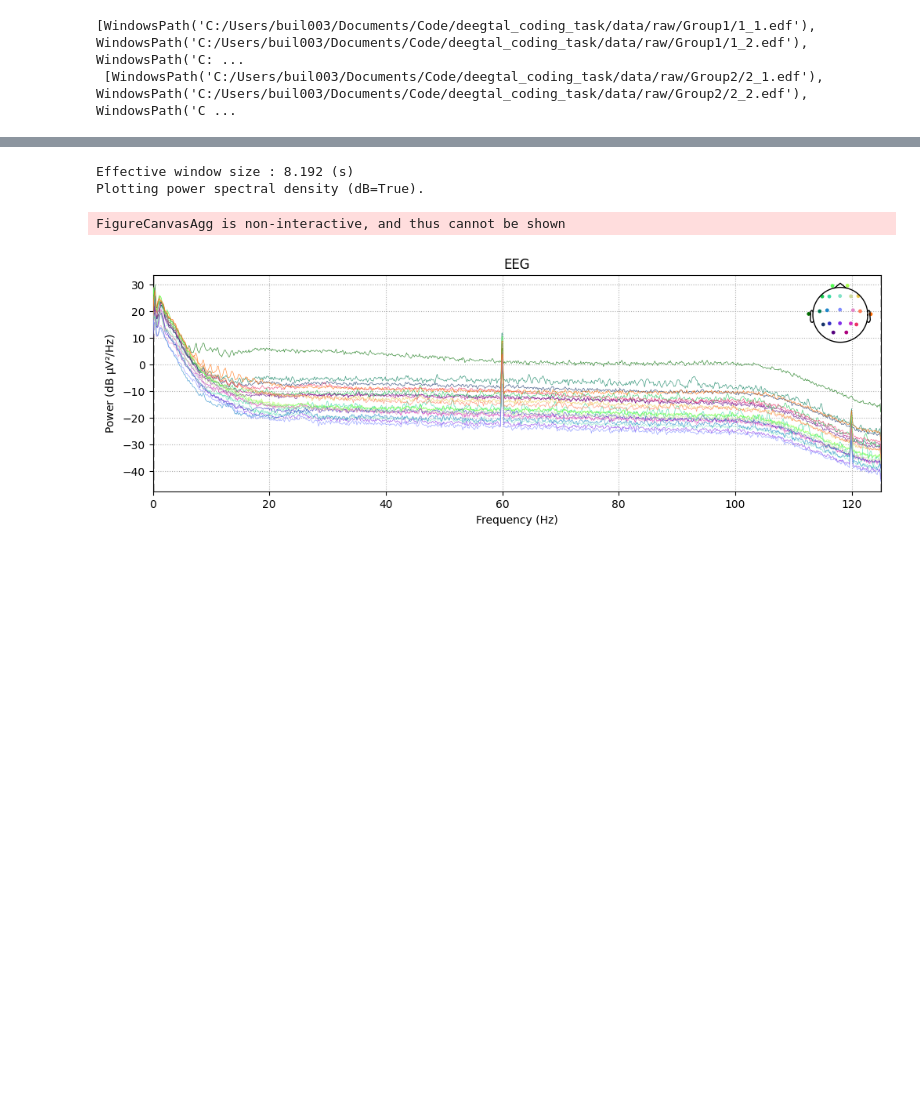
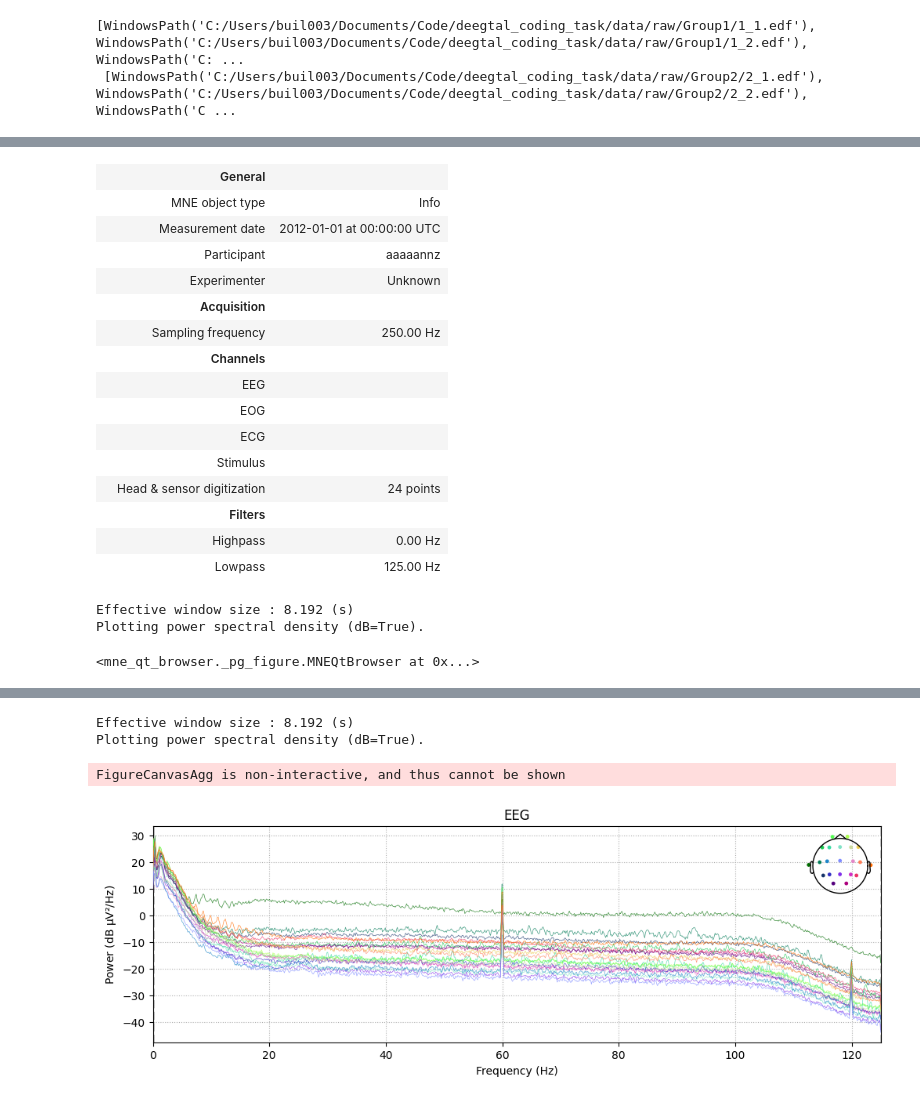
Before and after one commit to JeroenBuil/deegtal_coding_task, a Jupyter notebook: notebooks/Exploratory_Data_Analysis.ipynb, the cells around one changed output, grey strips where cells are left out. Drawn from its saved outputs; the diff is of its cells as text; code cells hidden in the pictures; blank space fills up the shorter version.

```diff
--- a/notebooks/Exploratory_Data_Analysis.ipynb
+++ b/notebooks/Exploratory_Data_Analysis.ipynb
@@ -32,7 +35,7 @@ print(files_raw[0], '\n', files_raw[1])
 [WindowsPath('C:/Users/buil003/Documents/Code/deegtal_coding_task/data/raw/Group1/1_1.edf'), WindowsPath('C:/Users/buil003/Documents/Code/deegtal_coding_task/data/raw/Group1/1_2.edf'), WindowsPath('C: ...
  [WindowsPath('C:/Users/buil003/Documents/Code/deegtal_coding_task/data/raw/Group2/2_1.edf'), WindowsPath('C:/Users/buil003/Documents/Code/deegtal_coding_task/data/raw/Group2/2_2.edf'), WindowsPath('C ...
 # %%
-raw = mne.io.read_raw_edf(files_raw[1][1])
+raw = mne.io.read_raw_edf(files_raw[0][1])
 print(raw)
 print(raw.info)
 # %% [output]
@@ -74,20 +77,3 @@ raw.info.ch_names
  'IBI',
  'BURSTS',
  'SUPPR']
-# %%
-raw.info['bads'] = ['EEG EKG1-REF',
- 'EMG-REF',
- 'EEG 26-REF',
- 'EEG 27-REF',
- 'EEG 28-REF',
- 'EEG 29-REF',
- 'EEG 30-REF',
- 'EEG T1-REF',
- 'EEG T2-REF',
- 'PHOTIC-REF',
- 'IBI',
- 'BURSTS',
- 'SUPPR']
-
-raw.compute_psd(fmax=50).plot(picks="data", exclude="bads", amplitude=False)
-raw.plot(n_channels=36)
@@ -99,0 +268,28 @@ Plotting power spectral density (dB=True).
+# %%
+raw = fix_channel_names(raw=raw)
+
+raw.info
+# %% [output]
+|  | General |  |
+|  | MNE object type | Info |
+|  | Measurement date | 2012-01-01 at 00:00:00 UTC |
+|  | Participant | aaaaannz |
+|  | Experimenter | Unknown |
+|  | Acquisition |  |
+|  | Sampling frequency | 250.00 Hz |
+|  | Channels |  |
+|  | EEG |  |
+|  | EOG |  |
+|  | ECG |  |
+|  | Stimulus |  |
+|  | Head & sensor digitization | 24 points |
+|  | Filters |  |
+|  | Highpass | 0.00 Hz |
+|  | Lowpass | 125.00 Hz |
+# %%
+with mne.viz.use_browser_backend('qt'):
+    raw.compute_psd(fmax=50).plot(picks="eeg", exclude="bads", amplitude=False)
+    raw.plot(n_channels=36)
+# %% [output]
+Effective window size : 8.192 (s)
+Plotting power spectral density (dB=True).
@@ -99,0 +372,4 @@ Plotting power spectral density (dB=True).
+# %%
+raw.plot(picks='stim')
+# %% [output]
+<mne_qt_browser._pg_figure.MNEQtBrowser at 0x...>
```
Also changed, not shown: parts of 17 cells of this notebook.
